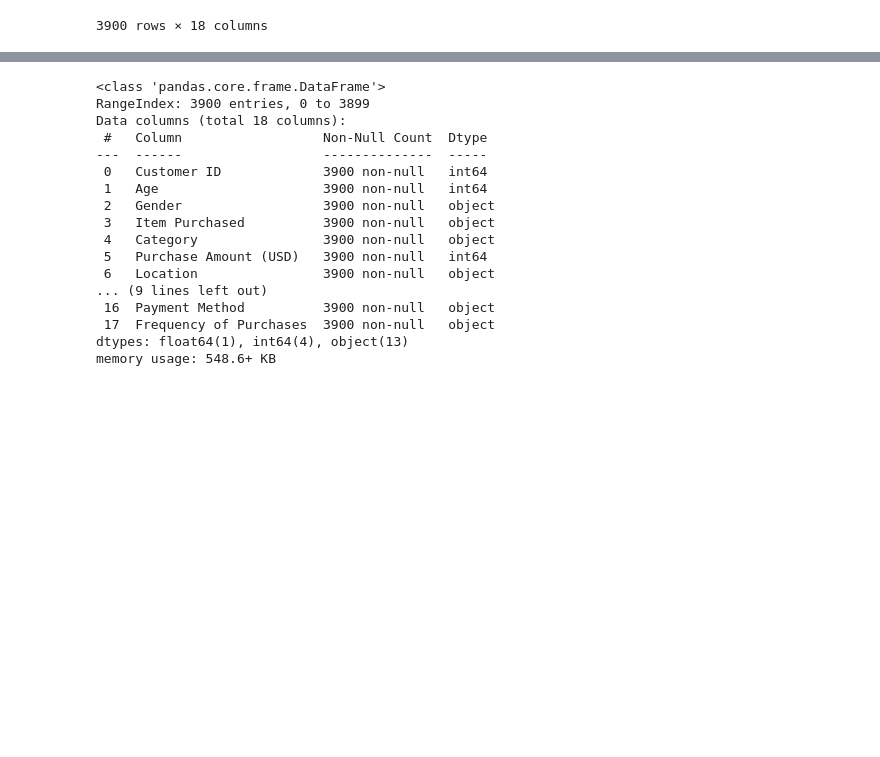
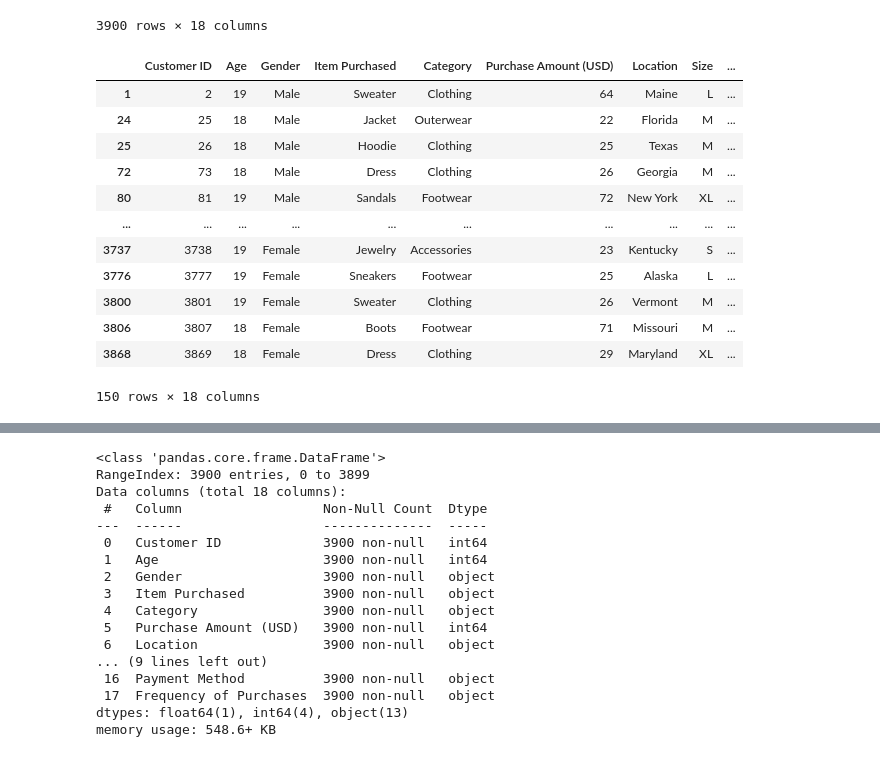
Before and after one commit to vidyasager162/MDSC-106, a Jupyter notebook: End Sem/my-work.ipynb, the cells around one changed output, grey strips where cells are left out. Cells and saved outputs as stored; diff of their text form; code cells hidden in the pictures; blank space fills up the shorter version.

```diff
--- a/End Sem/my-work.ipynb
+++ b/End Sem/my-work.ipynb
@@ -20,3 +23,19 @@ df
 | 3898 | 3899 | 44 | Female | Shoes | Footwear | 77 | Minnesota | S | ... |
 | 3899 | 3900 | 52 | Female | Handbag | Accessories | 81 | California | M | ... |
 3900 rows × 18 columns
+# %%
+df[df['Age'] < 20]
+# %% [output]
+|  | Customer ID | Age | Gender | Item Purchased | Category | Purchase Amount (USD) | Location | Size | ... |
+| 1 | 2 | 19 | Male | Sweater | Clothing | 64 | Maine | L | ... |
+| 24 | 25 | 18 | Male | Jacket | Outerwear | 22 | Florida | M | ... |
+| 25 | 26 | 18 | Male | Hoodie | Clothing | 25 | Texas | M | ... |
+| 72 | 73 | 18 | Male | Dress | Clothing | 26 | Georgia | M | ... |
+| 80 | 81 | 19 | Male | Sandals | Footwear | 72 | New York | XL | ... |
+| ... | ... | ... | ... | ... | ... | ... | ... | ... | ... |
+| 3737 | 3738 | 19 | Female | Jewelry | Accessories | 23 | Kentucky | S | ... |
+| 3776 | 3777 | 19 | Female | Sneakers | Footwear | 25 | Alaska | L | ... |
+| 3800 | 3801 | 19 | Female | Sweater | Clothing | 26 | Vermont | M | ... |
+| 3806 | 3807 | 18 | Female | Boots | Footwear | 71 | Missouri | M | ... |
+| 3868 | 3869 | 18 | Female | Dress | Clothing | 29 | Maryland | XL | ... |
+150 rows × 18 columns
```
Also changed, not shown: parts of 56 cells of this notebook.
